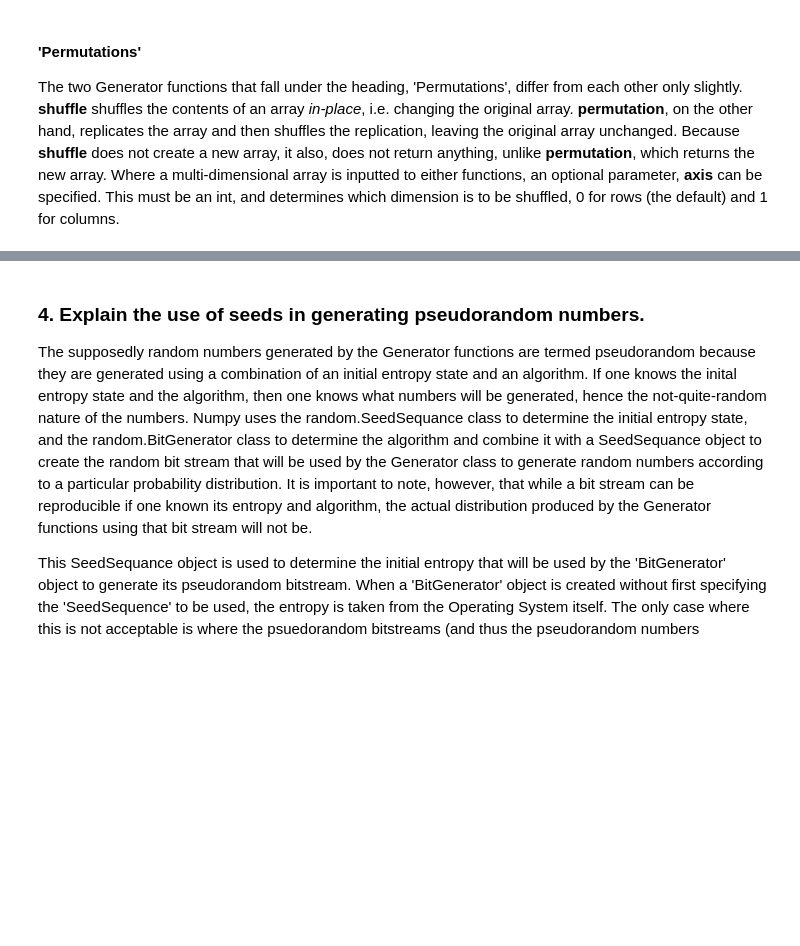
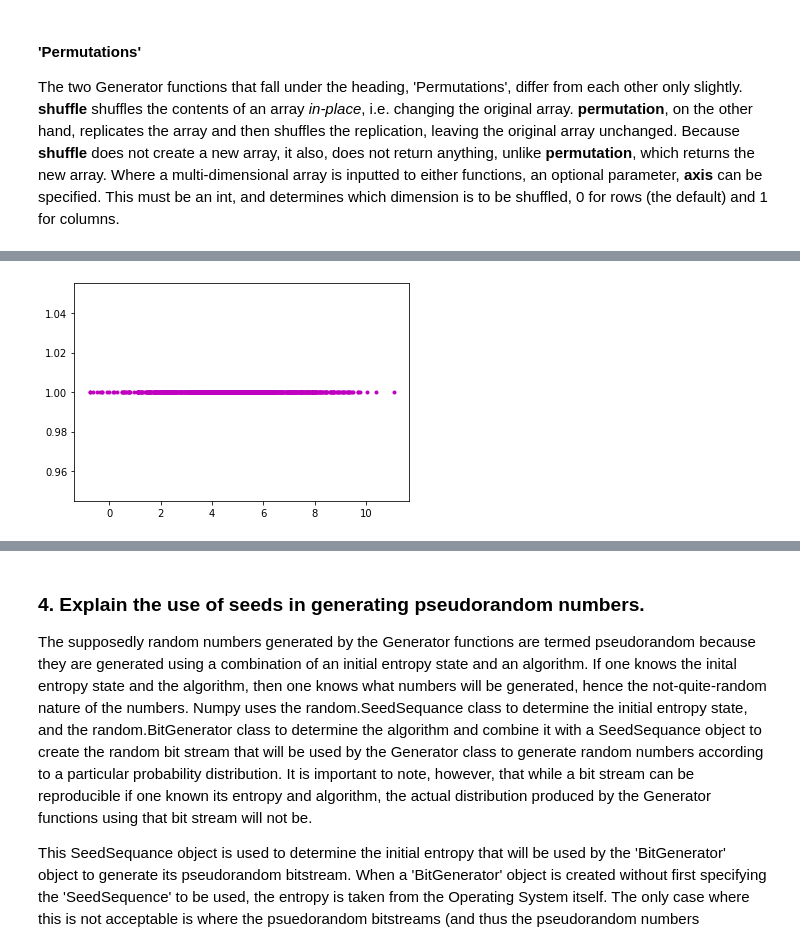
Before and after one commit to ashleycampion/GMIT_Programming_for_data_analysis_Assignment, a Jupyter notebook: Programming for Data Analysis - Assignment.ipynb, the cells around one changed output, grey strips where cells are left out. Saved outputs shown, nothing was run; the diff lists cells and outputs as text; code cells hidden in the pictures; blank space fills up the shorter version.

```diff
--- a/Programming for Data Analysis - Assignment.ipynb
+++ b/Programming for Data Analysis - Assignment.ipynb
@@ -130,0 +273,9 @@ print(array) # the array has  changed
+# %%
+mu, sigma = 5, 2 # mean and standard deviation
+
+norm = rng.normal(mu, sigma, 1000)
+labels, counts = np.unique(norm, return_counts=True)
+plt.plot(labels, counts, 'm.')
+plt.show()
+# %% [output]
+[figure, added]
```
Also changed, not shown: parts of 14 cells of this notebook.
